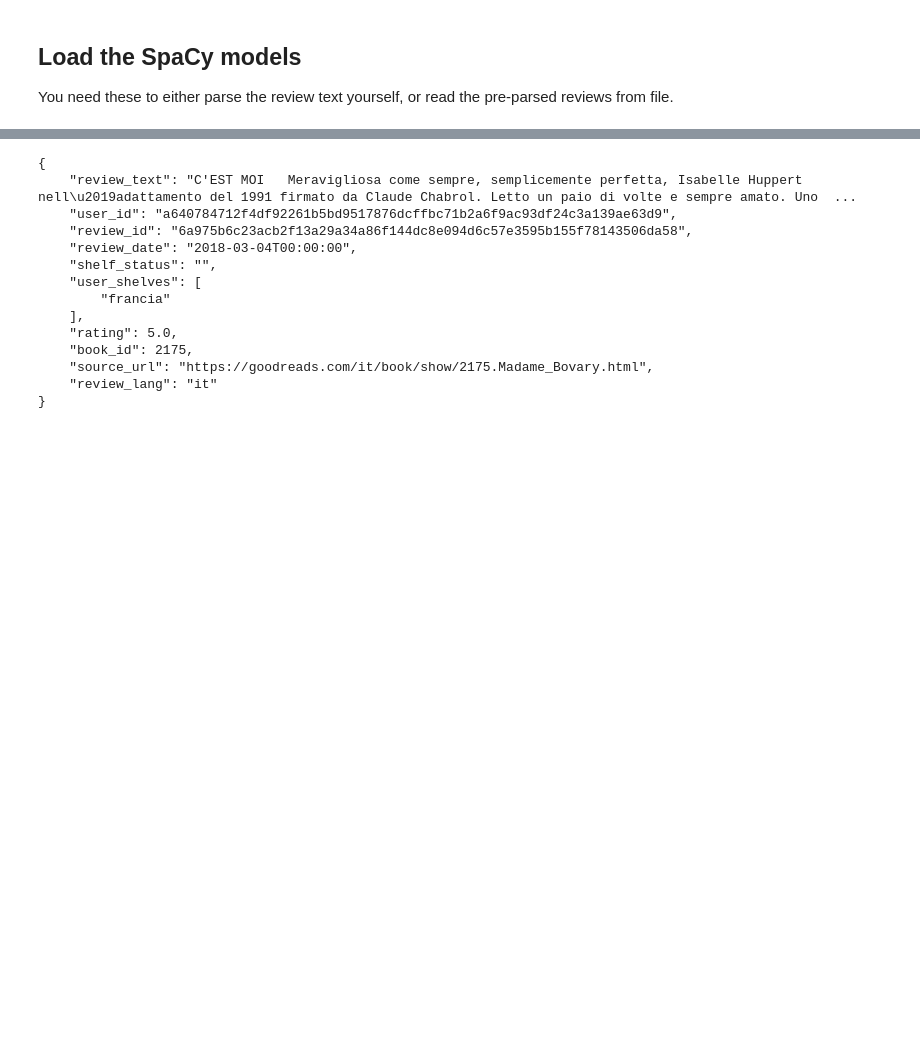
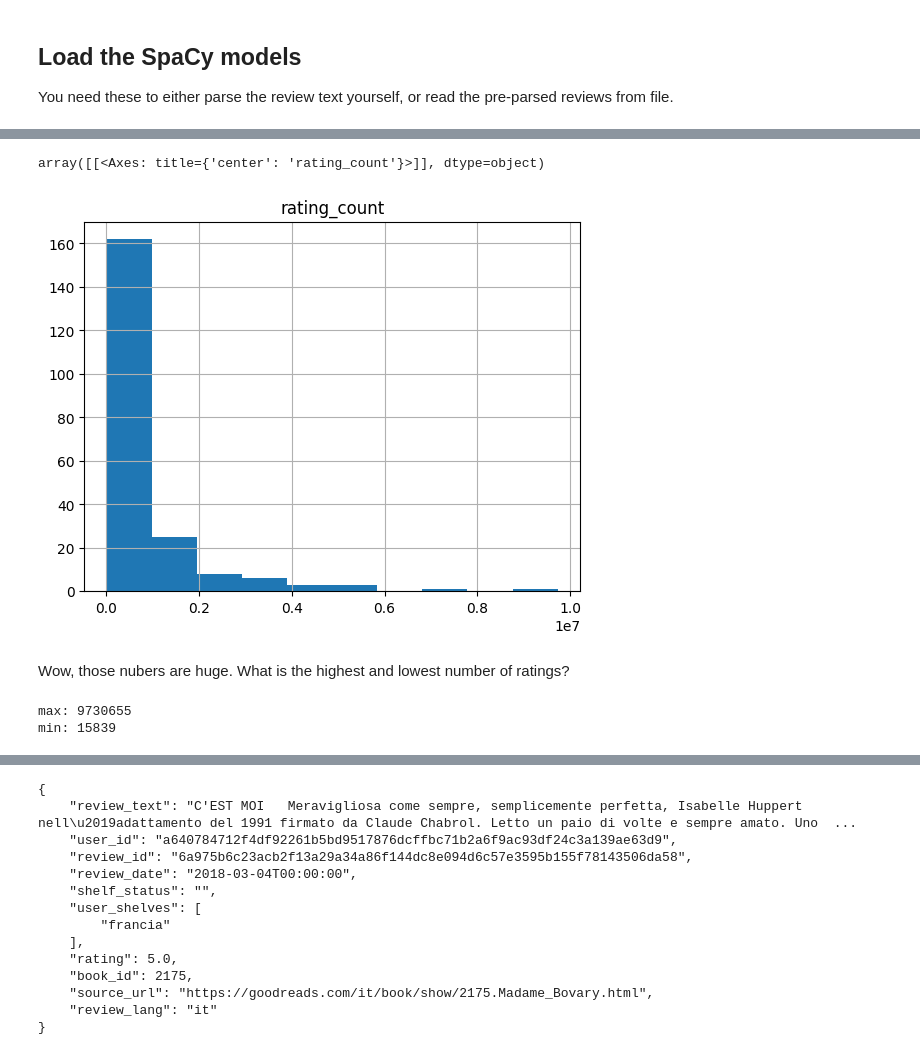
Before and after one commit to impact-and-fiction/workshop-multilingual-reviews-2025, a Jupyter notebook: scripts/step-1-word_frequencies.ipynb, the cells around one changed output, grey strips where cells are left out. Saved outputs shown, nothing was run; the diff lists cells and outputs as text; code cells hidden in the pictures; blank space fills up the shorter version.

```diff
--- a/scripts/step-1-word_frequencies.ipynb
+++ b/scripts/step-1-word_frequencies.ipynb
@@ -61,0 +77,13 @@ book_df.head(2)
+# %%
+book_df.hist( column='rating_count', bins=10 )
+# %% [output]
+array([[<Axes: title={'center': 'rating_count'}>]], dtype=object)
+[figure, added]
+# %% [markdown]
+Wow, those nubers are huge. What is the highest and lowest number of ratings?
+# %%
+print( 'max:', book_df['rating_count'].max() )
+print( 'min:', book_df['rating_count'].min() )
+# %% [output]
+max: 9730655
+min: 15839
```
Also changed, not shown: parts of 23 cells of this notebook, 2 other files.
